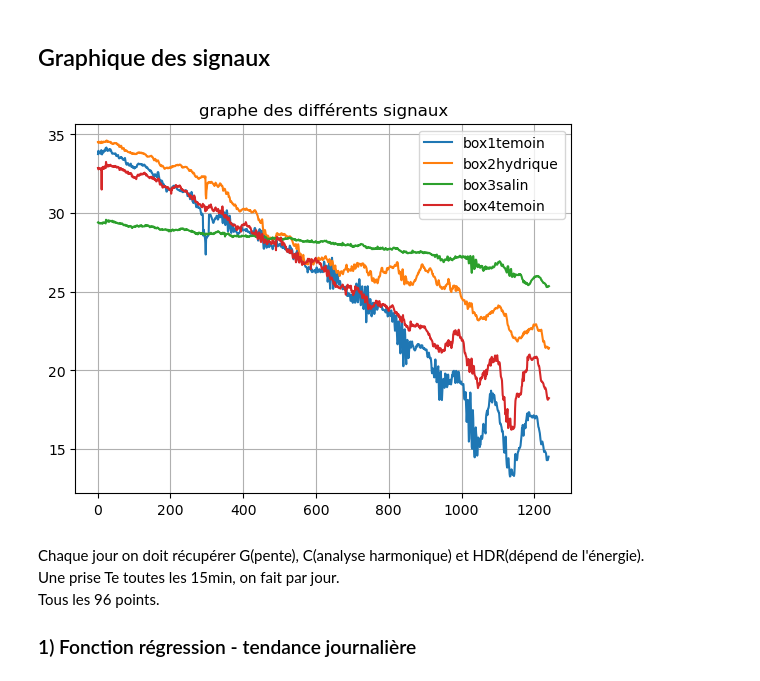
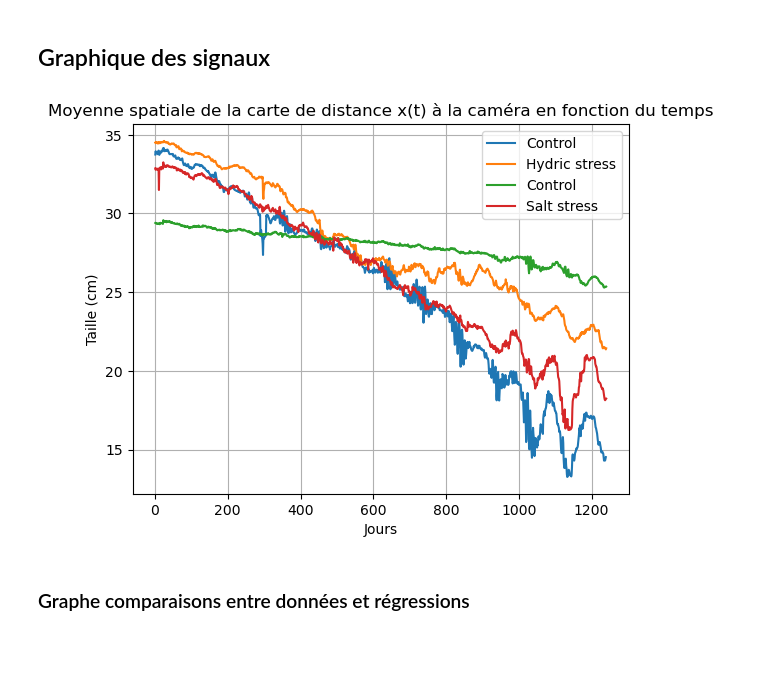
Before and after one commit to paulantoinerichard/COURS-23-24, a Jupyter notebook: THEORIE DU SIGNAL/TP2 TDS.ipynb, the cells around one changed output. Drawn from its saved outputs; the diff is of its cells as text; code cells hidden in the pictures; blank space fills up the shorter version.

```diff
--- a/THEORIE DU SIGNAL/TP2 TDS.ipynb
+++ b/THEORIE DU SIGNAL/TP2 TDS.ipynb
@@ -6,33 +6,30 @@ from sklearn.linear_model import LinearRegression
 # %% [markdown]
 ### Récupération des données
 # %%
-box1temoin = pd.read_csv('/users/2024/ds2/118004830/Documents/Box1_Temoin.csv')
-box2hydrique = pd.read_csv('/users/2024/ds2/118004830/Documents/Box2_Stress_hydrique.csv')
-box3salin = pd.read_csv('/users/2024/ds2/118004830/Documents/Box3_stress_salin.csv')
-box4temoin = pd.read_csv('/users/2024/ds2/118004830/Documents/Box4_Temoin.csv')
+box1temoin = pd.read_csv('C:\\Users\\rpaul\\Desktop\\DAVID\\KinectDataGreenhouse\\Box1_Temoin.csv')
+box2hydrique = pd.read_csv('C:\\Users\\rpaul\\Desktop\\DAVID\\KinectDataGreenhouse\\Box2_Stress_hydrique.csv')
+box3salin = pd.read_csv('C:\\Users\\rpaul\\Desktop\\DAVID\\KinectDataGreenhouse\\Box3_stress_salin.csv')
+box4temoin = pd.read_csv('C:\\Users\\rpaul\\Desktop\\DAVID\\KinectDataGreenhouse\\Box4_Temoin.csv')
 # %% [markdown]
 ## Graphique des signaux
 # %%
 X1, Y1= box1temoin['X'], box1temoin['Y']
 X2, Y2= box2hydrique['X'], box2hydrique['Y']
 X3, Y3= box3salin['X'], box3salin['Y']
 X4, Y4= box4temoin['X'], box4temoin['Y']
 
 
 plt.plot(X1,Y1)
 plt.plot(X2,Y2)
 plt.plot(X3,Y3)
 plt.plot(X4,Y4)
-plt.title('graphe des différents signaux')
-plt.legend(['box1temoin','box2hydrique','box3salin','box4temoin'])
+plt.title('Moyenne spatiale de la carte de distance x(t) à la caméra en fonction du temps')
+plt.legend(['Control','Hydric stress','Control','Salt stress'])
+plt.xlabel('Jours')
+plt.ylabel('Taille (cm)')
 plt.grid()
 plt.show()
 # %% [output]
-[figure, old version]
+[figure, new version]
 # %% [markdown]
-Chaque jour on doit récupérer G(pente), C(analyse harmonique) et HDR(dépend de l'énergie).
-Une prise Te toutes les 15min, on fait par jour.
-Tous les 96 points.
-
-
-### 1) Fonction régression - tendance journalière
+### Graphe comparaisons entre données et régressions
```
Also changed, not shown: parts of 10 cells of this notebook, 1 other file.
